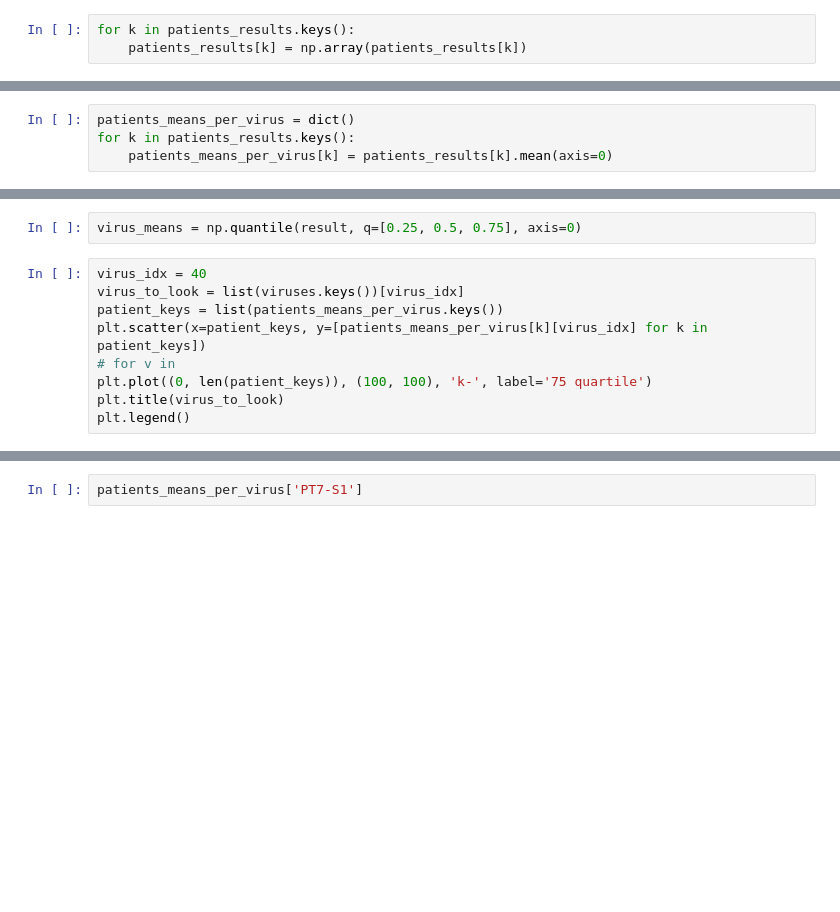
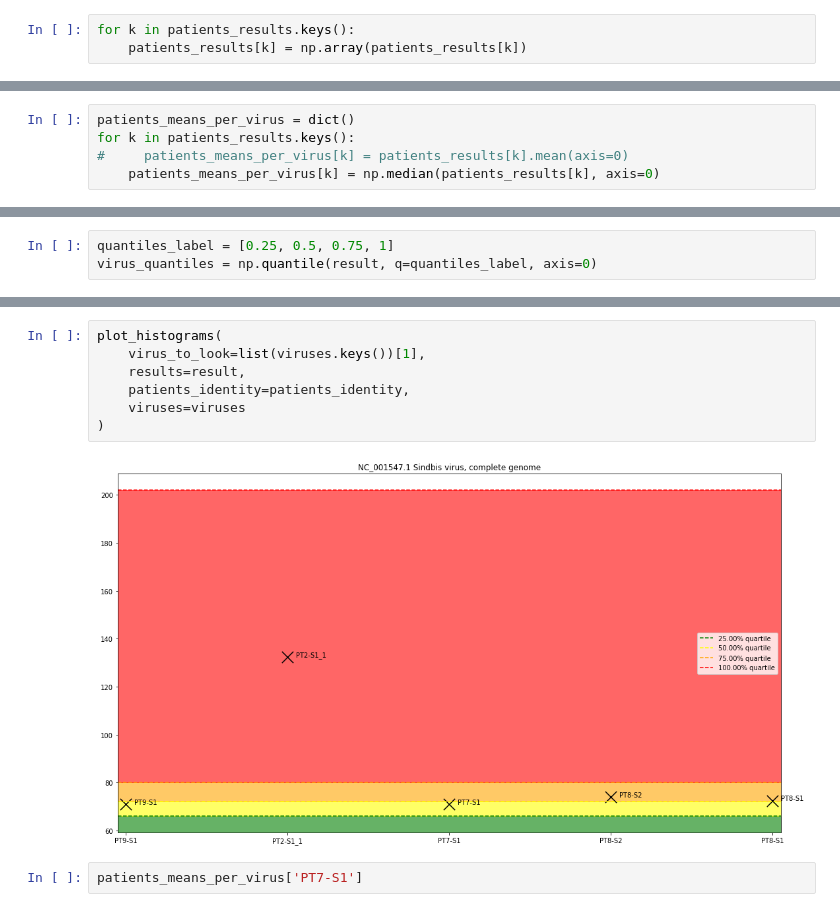
Before and after one commit to akarazeev/LauzHack19, a Jupyter notebook: VirusPatientMatching.ipynb, the cells around one changed output, grey strips where cells are left out. Cells and saved outputs as stored; diff of their text form; blank space fills up the shorter version.

```diff
--- a/VirusPatientMatching.ipynb
+++ b/VirusPatientMatching.ipynb
@@ -132,7 +136,8 @@ patients_results['PT2-S1_1'].shape
 # %%
 patients_means_per_virus = dict()
 for k in patients_results.keys():
-    patients_means_per_virus[k] = patients_results[k].mean(axis=0)
+#     patients_means_per_virus[k] = patients_results[k].mean(axis=0)
+    patients_means_per_virus[k] = np.median(patients_results[k], axis=0)
 # %%
 patients_means_per_virus['PT2-S1_1'].shape
 # %% [output]
@@ -140,11 +145,3 @@ patients_means_per_virus['PT2-S1_1'].shape
 # %%
-virus_means = np.quantile(result, q=[0.25, 0.5, 0.75], axis=0)
+quantiles_label = [0.25, 0.5, 0.75, 1]
+virus_quantiles = np.quantile(result, q=quantiles_label, axis=0)
-# %%
-virus_idx = 40
-virus_to_look = list(viruses.keys())[virus_idx]
-patient_keys = list(patients_means_per_virus.keys())
-plt.scatter(x=patient_keys, y=[patients_means_per_virus[k][virus_idx] for k in patient_keys])
-# for v in
-plt.plot((0, len(patient_keys)), (100, 100), 'k-', label='75 quartile')
-plt.title(virus_to_look)
-plt.legend()
@@ -154,3 +193,12 @@ plt.legend()
+# %%
+plot_histograms(
+    virus_to_look=list(viruses.keys())[1],
+    results=result,
+    patients_identity=patients_identity,
+    viruses=viruses
+)
+# %% [output]
+[figure, added]
 # %%
 patients_means_per_virus['PT7-S1']
 # %% [output]
```
Also changed, not shown: parts of 9 cells of this notebook.
